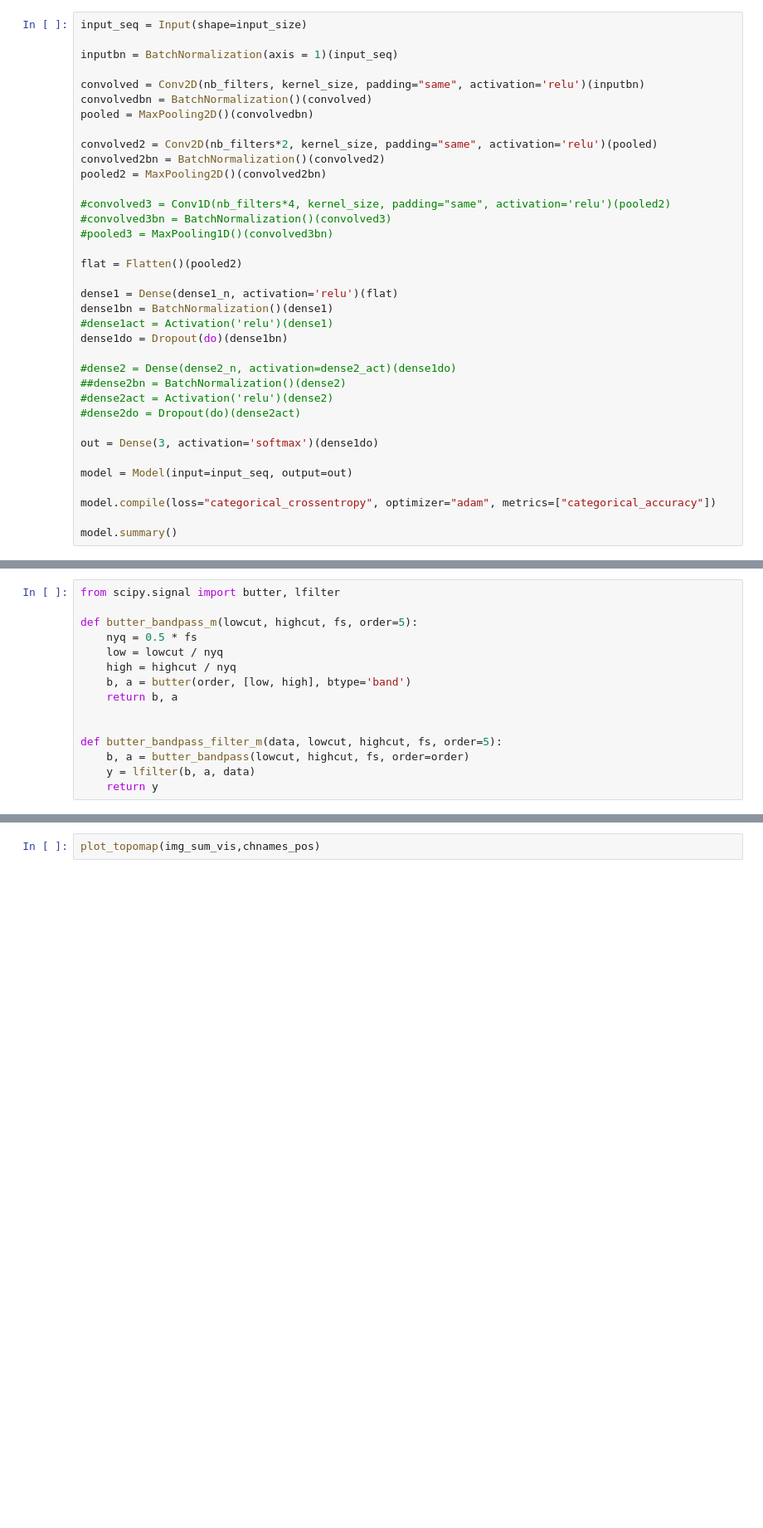
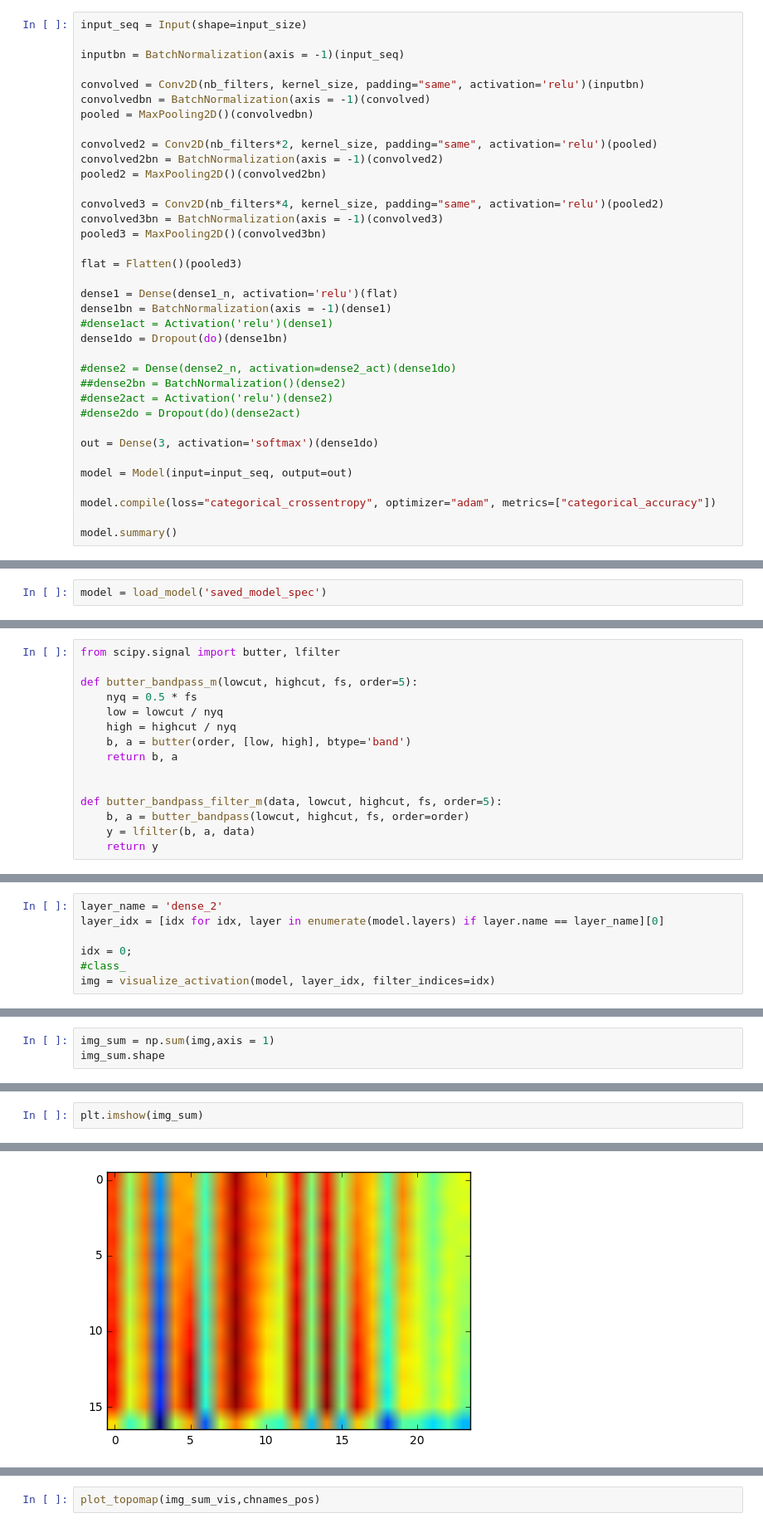
Before and after one commit to voxxys/dl_sandbox, a Jupyter notebook: lesser/LesserConvnet-Copy1-Spectrogram.ipynb, the cells around one changed output, grey strips where cells are left out. Shown: that part at 83% size. Drawn from its saved outputs; the diff is of its cells as text; blank space fills up the shorter version.

```diff
--- a/lesser/LesserConvnet-Copy1-Spectrogram.ipynb
+++ b/lesser/LesserConvnet-Copy1-Spectrogram.ipynb
@@ -159,24 +178,24 @@ numiter = 1;
 # %%
 input_seq = Input(shape=input_size)
 
-inputbn = BatchNormalization(axis = 1)(input_seq)
+inputbn = BatchNormalization(axis = -1)(input_seq)
 
 convolved = Conv2D(nb_filters, kernel_size, padding="same", activation='relu')(inputbn)
-convolvedbn = BatchNormalization()(convolved)
+convolvedbn = BatchNormalization(axis = -1)(convolved)
 pooled = MaxPooling2D()(convolvedbn)
 
 convolved2 = Conv2D(nb_filters*2, kernel_size, padding="same", activation='relu')(pooled)
-convolved2bn = BatchNormalization()(convolved2)
+convolved2bn = BatchNormalization(axis = -1)(convolved2)
 pooled2 = MaxPooling2D()(convolved2bn)
 
-#convolved3 = Conv1D(nb_filters*4, kernel_size, padding="same", activation='relu')(pooled2)
-#convolved3bn = BatchNormalization()(convolved3)
-#pooled3 = MaxPooling1D()(convolved3bn)
+convolved3 = Conv2D(nb_filters*4, kernel_size, padding="same", activation='relu')(pooled2)
+convolved3bn = BatchNormalization(axis = -1)(convolved3)
+pooled3 = MaxPooling2D()(convolved3bn)
 
-flat = Flatten()(pooled2)
+flat = Flatten()(pooled3)
 
 dense1 = Dense(dense1_n, activation='relu')(flat)
-dense1bn = BatchNormalization()(dense1)
+dense1bn = BatchNormalization(axis = -1)(dense1)
 #dense1act = Activation('relu')(dense1)
 dense1do = Dropout(do)(dense1bn)
 
@@ -245,3 +267,5 @@ KeyboardInterrupt:
+# %%
+model = load_model('saved_model_spec')
 # %%
 for i in range(numiter):
 
@@ -513,0 +542,7 @@ def butter_bandpass_filter_m(data, lowcut, highcut, fs, order=5):
+# %%
+layer_name = 'dense_2'
+layer_idx = [idx for idx, layer in enumerate(model.layers) if layer.name == layer_name][0]
+
+idx = 0;
+#class_
+img = visualize_activation(model, layer_idx, filter_indices=idx)
@@ -513,0 +553,3 @@ def butter_bandpass_filter_m(data, lowcut, highcut, fs, order=5):
+# %%
+img_sum = np.sum(img,axis = 1)
+img_sum.shape
@@ -513,0 +558,3 @@ def butter_bandpass_filter_m(data, lowcut, highcut, fs, order=5):
+# %%
+plt.imshow(img_sum)
+# %% [output]
@@ -513,0 +562 @@ def butter_bandpass_filter_m(data, lowcut, highcut, fs, order=5):
+[figure, added]
```
Also changed, not shown: parts of 25 cells of this notebook, 2 other files.
